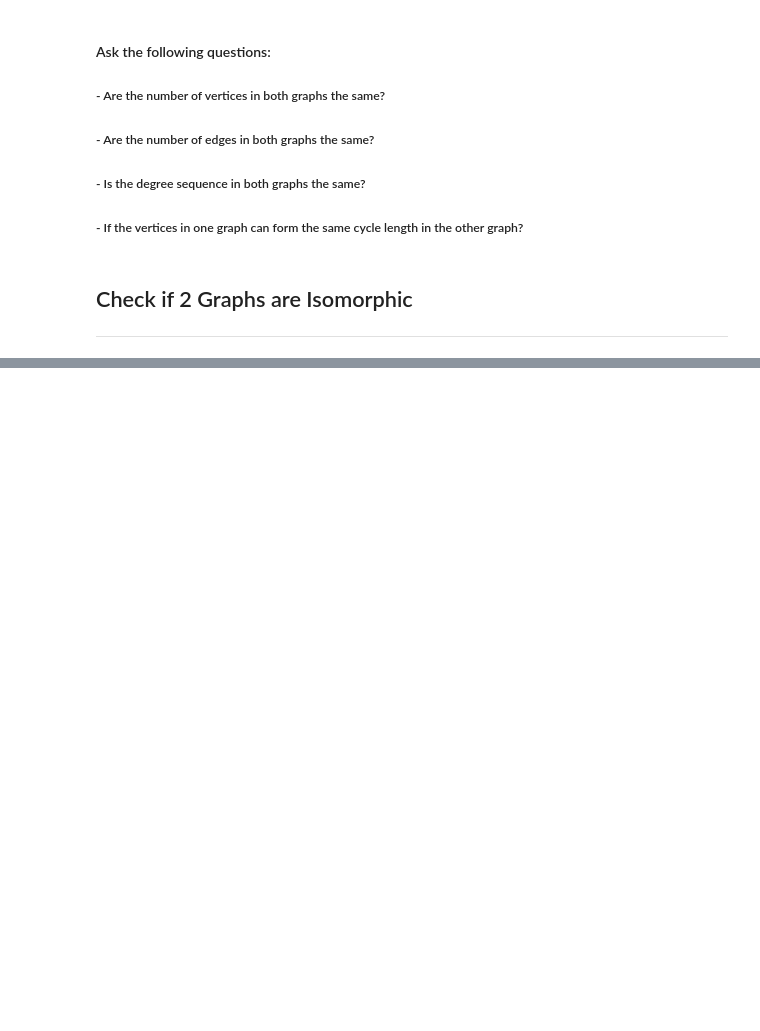
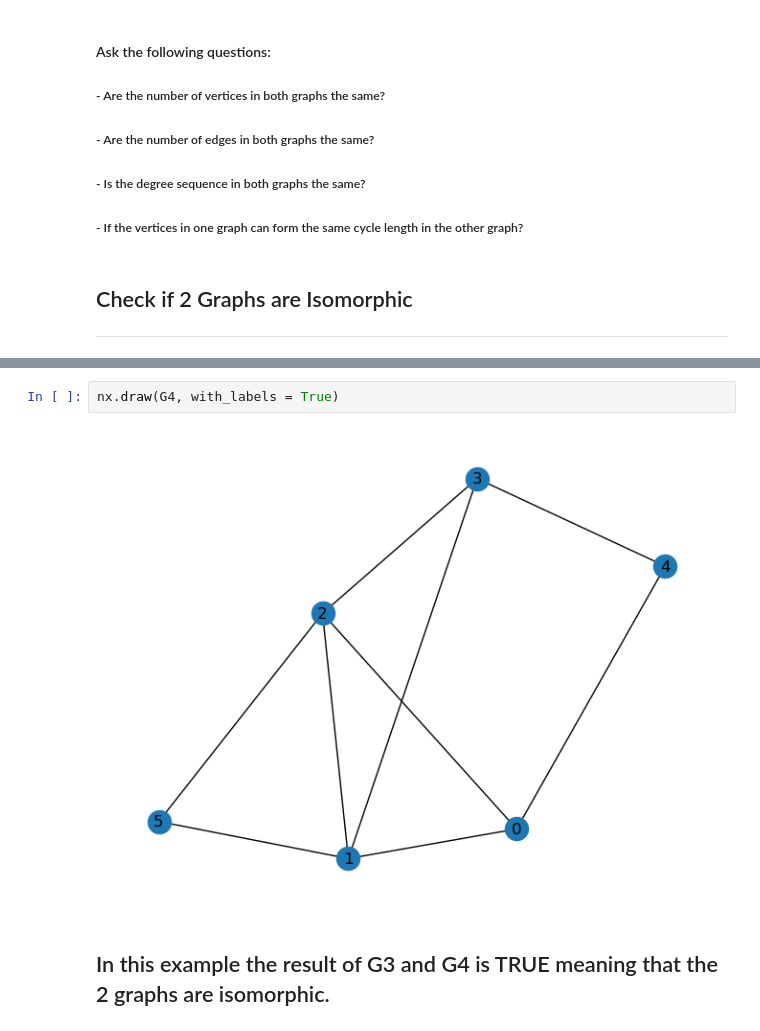
Before and after one commit to MateuszPietrzyk1/Graph-Theory-Project, a Jupyter notebook: GraphIsomorphism.ipynb, the cells around one changed output, grey strips where cells are left out. Saved outputs shown, nothing was run; the diff lists cells and outputs as text; blank space fills up the shorter version.

```diff
--- a/GraphIsomorphism.ipynb
+++ b/GraphIsomorphism.ipynb
@@ -90,0 +115,6 @@ nx.draw(G2, with_labels = True)
+# %%
+nx.draw(G4, with_labels = True)
+# %% [output]
+[figure, added]
+# %% [markdown]
+## In this example the result of G3 and G4 is TRUE meaning that the 2 graphs are isomorphic.
```
Also changed, not shown: parts of 4 cells of this notebook.
